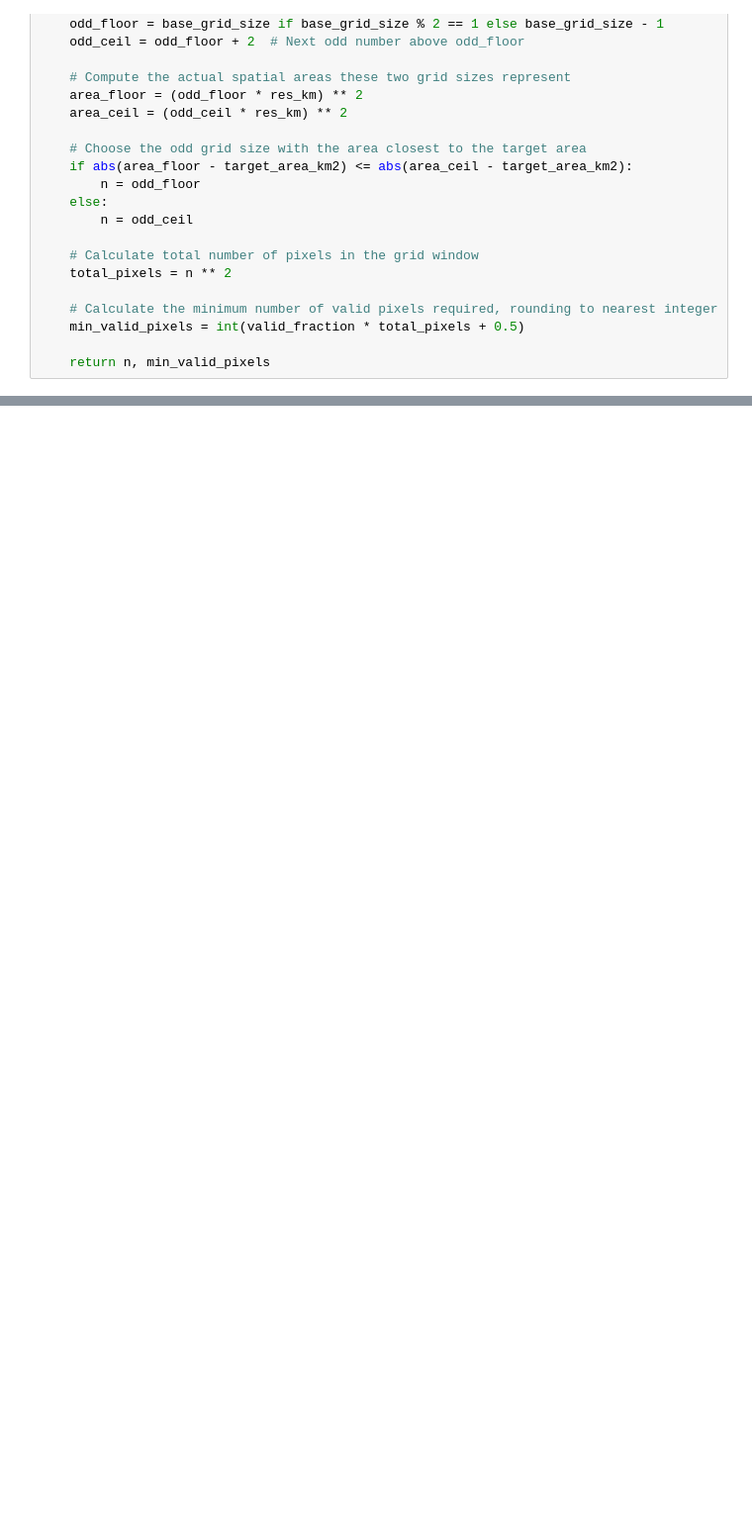
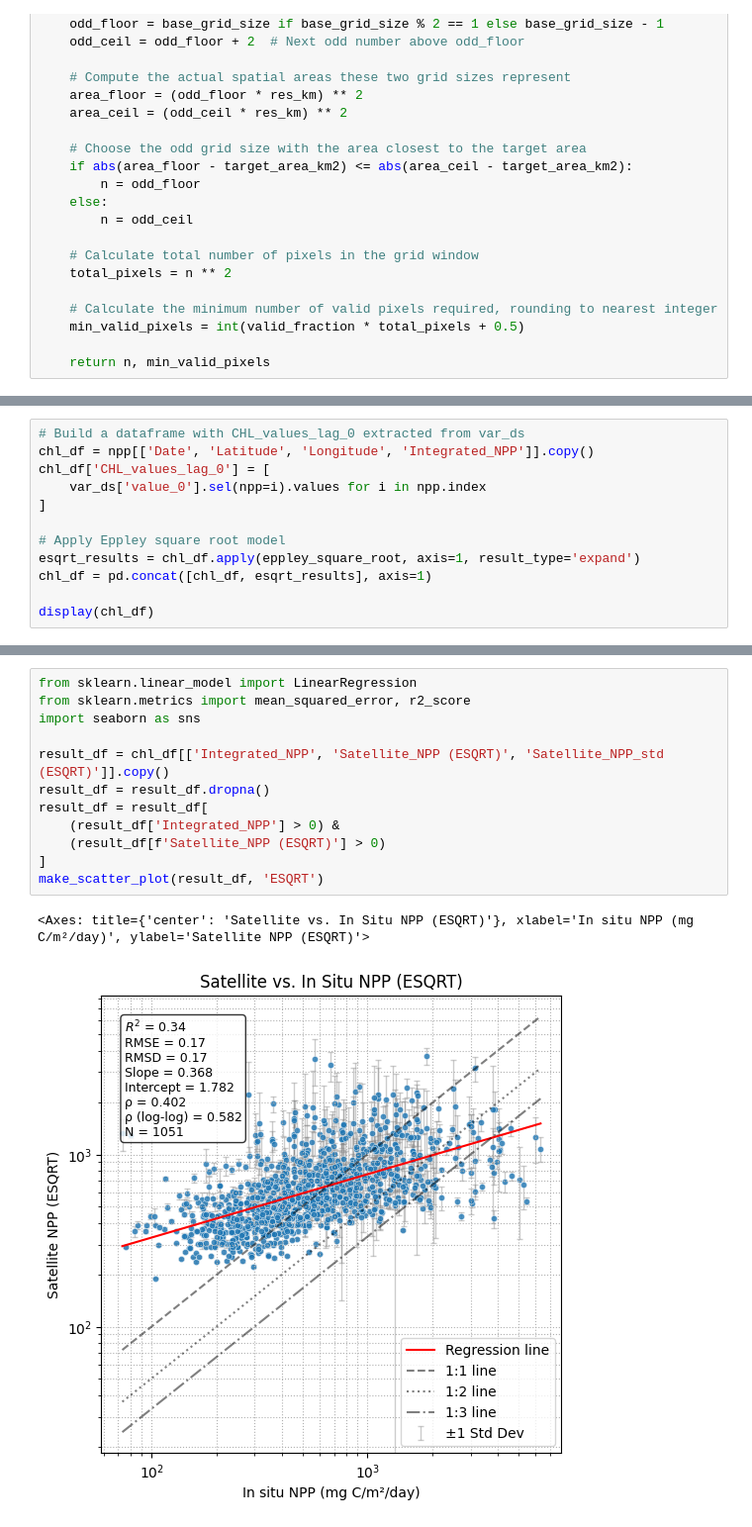
Before and after one commit to decarpenter/primary-productivity, a Jupyter notebook: notebooks/03 Combine NPP and Satellite Data.ipynb, the cells around one changed output, grey strips where cells are left out. Shown at 99% size. Saved outputs shown, nothing was run; the diff lists cells and outputs as text; blank space fills up the shorter version.

Commit message:
code to run eppley square root model

```diff
--- a/notebooks/03 Combine NPP and Satellite Data.ipynb
+++ b/notebooks/03 Combine NPP and Satellite Data.ipynb
@@ -361,0 +503,12 @@ for var in input_vars:
+# %%
+# Build a dataframe with CHL_values_lag_0 extracted from var_ds
+chl_df = npp[['Date', 'Latitude', 'Longitude', 'Integrated_NPP']].copy()
+chl_df['CHL_values_lag_0'] = [
+    var_ds['value_0'].sel(npp=i).values for i in npp.index
+]
+
+# Apply Eppley square root model
+esqrt_results = chl_df.apply(eppley_square_root, axis=1, result_type='expand')
+chl_df = pd.concat([chl_df, esqrt_results], axis=1)
+
+display(chl_df)
@@ -361,0 +610,15 @@ for var in input_vars:
+# %%
+from sklearn.linear_model import LinearRegression
+from sklearn.metrics import mean_squared_error, r2_score
+import seaborn as sns
+
+result_df = chl_df[['Integrated_NPP', 'Satellite_NPP (ESQRT)', 'Satellite_NPP_std (ESQRT)']].copy()
+result_df = result_df.dropna()
+result_df = result_df[
+    (result_df['Integrated_NPP'] > 0) &
+    (result_df[f'Satellite_NPP (ESQRT)'] > 0)
+]
+make_scatter_plot(result_df, 'ESQRT')
+# %% [output]
+<Axes: title={'center': 'Satellite vs. In Situ NPP (ESQRT)'}, xlabel='In situ NPP (mg C/m²/day)', ylabel='Satellite NPP (ESQRT)'>
+[figure, added]
```
Also changed, not shown: parts of 14 cells of this notebook.
